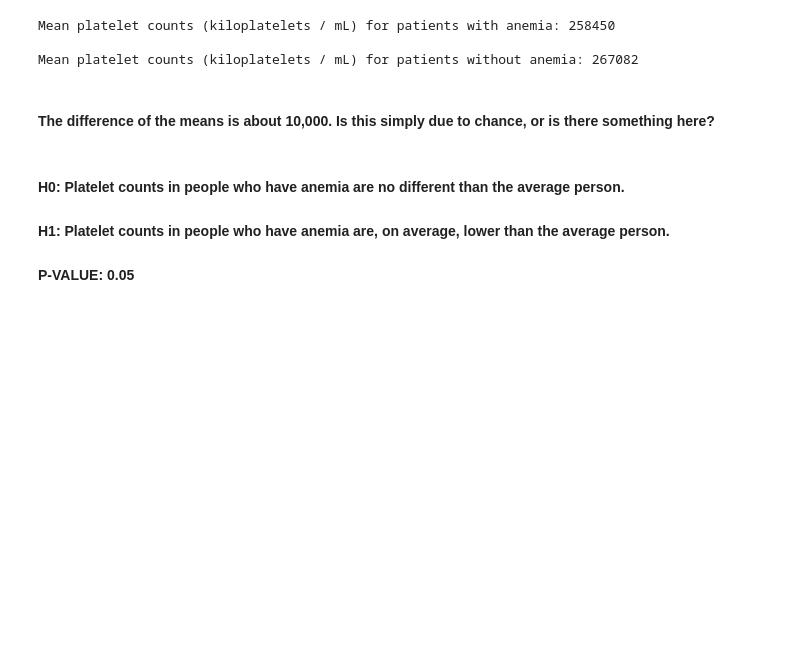
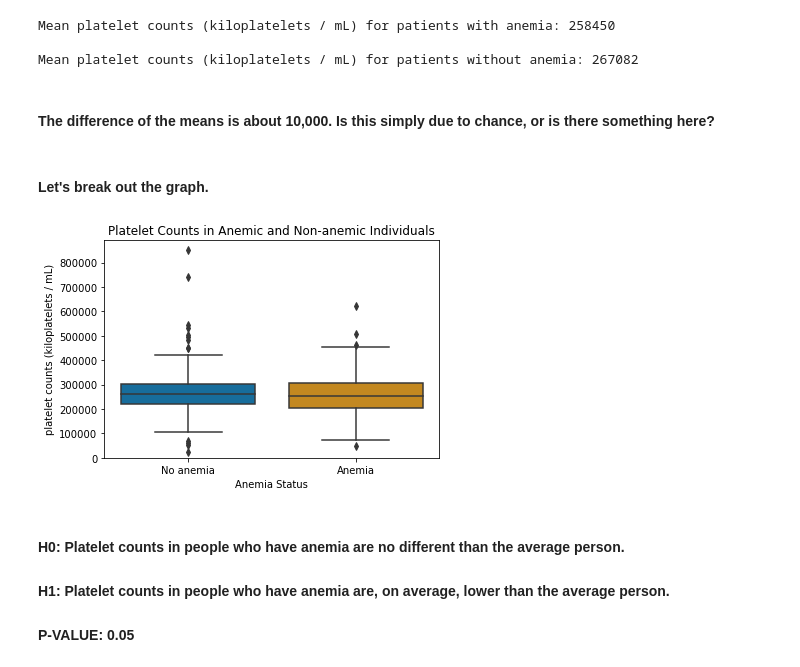
Before and after one commit to INDIG0N/anemia_data, a Jupyter notebook: notebooks/heart_failure_data.ipynb, the cells around one changed output. Drawn from its saved outputs; the diff is of its cells as text; code cells hidden in the pictures; blank space fills up the shorter version.

```diff
--- a/notebooks/heart_failure_data.ipynb
+++ b/notebooks/heart_failure_data.ipynb
@@ -203,6 +203,20 @@ Mean platelet counts (kiloplatelets / mL) for patients with anemia: 258450
 Mean platelet counts (kiloplatelets / mL) for patients without anemia: 267082
 # %% [markdown]
 #### The difference of the means is about 10,000. Is this simply due to chance, or is there something here?
+# %% [markdown]
+#### Let's break out the graph.
+# %%
+g1 = sns.boxplot(x = heart['anaemia'], y = heart['platelets'])
+g1.set_xticklabels(['No anemia', 'Anemia'])
+g1.set_xlabel('Anemia Status')
+g1.set_ylabel('platelet counts (kiloplatelets / mL)')
+g1.set(ylim = (0, None))
+g1.set_title('Platelet Counts in Anemic and Non-anemic Individuals')
+
+fig = g1.get_figure()
+fig.savefig('../images/Platelets.png')
+# %% [output]
+[figure, added]
 # %% [markdown]
 #### H0: Platelet counts in people who have anemia are no different than the average person.
 
```
Also changed, not shown: parts of 2 cells of this notebook, 10 other files.
